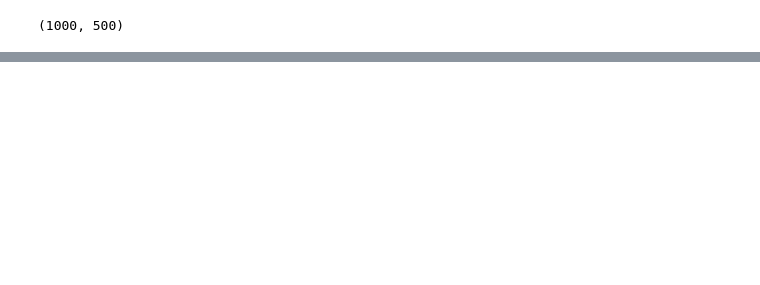
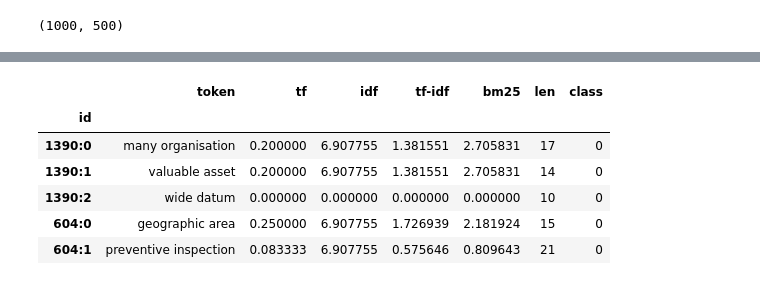
Before and after one commit to MartinXPN/Tecnico, a Jupyter notebook: InformationProcessing/Project1/Project-exercise-4.ipynb, the cells around one changed output, grey strips where cells are left out. Cells and saved outputs as stored; diff of their text form; code cells hidden in the pictures; blank space fills up the shorter version.

```diff
--- a/InformationProcessing/Project1/Project-exercise-4.ipynb
+++ b/InformationProcessing/Project1/Project-exercise-4.ipynb
@@ -47,2 +54,22 @@ len(train_sentences), len(test_sentences)
     * Class: 1 if it's a target keyphrase 0 if not
 * Use xgboost for the classification
+# %%
+pattern = re.compile(r'(((\w+~JJ)* (\w+~NN)+ (\w+~IN))?(\w+~JJ)+ (\w+~NN)+)+')
+# %%
+train_candidates = {doc_id: [candidate[0] for candidate in re.findall(pattern, doc)] for doc_id, doc in train_sentences.items()}
+train_candidates = {doc_id: [' '.join([w.split('~')[0] for w in candidate.split()]) for candidate in candidates] for doc_id, candidates in train_candidates.items()}
+train_sentences = {doc_id: ' '.join([w.split('~')[0] for w in sentences.split()]) for doc_id, sentences in train_sentences.items()}
+train_frequencies = {doc_id: Counter(
+                                [' '.join(gram) for gram in ngrams(doc.split(), 1)] + \
+                                [' '.join(gram) for gram in ngrams(doc.split(), 2)] + \
+                                [' '.join(gram) for gram in ngrams(doc.split(), 3)])
+                    for doc_id, doc in train_sentences.items()}
+
+test_candidates = {doc_id: [candidate[0] for candidate in re.findall(pattern, doc)] for doc_id, doc in test_sentences.items()}
+test_candidates = {doc_id: [' '.join([w.split('~')[0] for w in candidate.split()]) for candidate in candidates] for doc_id, candidates in test_candidates.items()}
+test_sentences = {doc_id: ' '.join([w.split('~')[0] for w in sentences.split()]) for doc_id, sentences in test_sentences.items()}
+test_frequencies = {doc_id: Counter(
+                                [' '.join(gram) for gram in ngrams(doc.split(), 1)] + \
+                                [' '.join(gram) for gram in ngrams(doc.split(), 2)] + \
+                                [' '.join(gram) for gram in ngrams(doc.split(), 3)])
+                    for doc_id, doc in test_sentences.items()}
@@ -48,0 +115,9 @@ len(train_sentences), len(test_sentences)
+# %%
+train_data = pd.DataFrame([
+    {'id': doc_id + ':' + str(i), 'token': candidate}
+    for doc_id, candidates in train_candidates.items()
+        for i, candidate in enumerate(candidates)
+])
+train_data.set_index('id', inplace=True)
+print(train_data.shape)
+train_data.head(100)
@@ -48,0 +162,7 @@ len(train_sentences), len(test_sentences)
+# %%
+train_data['tf'] = [tf(d=i.split(':')[0], t=row['token'], frequencies=train_frequencies) for i, row in tqdm(train_data.iterrows(), total=len(train_data))]
+train_data['idf'] = [idf(t=row['token'], frequencies=train_frequencies) for i, row in tqdm(train_data.iterrows(), total=len(train_data))]
+train_data['tf-idf'] = train_data['tf'] * train_data['idf']
+train_data['bm25'] = [bm25(t=row['token'], d=i.split(':')[0], frequencies=train_frequencies, background_frequencies=train_frequencies) for i, row in tqdm(train_data.iterrows(), total=len(train_data))]
+train_data['len'] = [len(row['token']) for i, row in tqdm(train_data.iterrows(), total=len(train_data))]
+train_data.head()
@@ -48,0 +200,7 @@ len(train_sentences), len(test_sentences)
+# %%
+with open('ake-datasets/datasets/Inspec/references/train.uncontr.json', 'r') as f:
+    target = json.load(f)
+    target = {doc_id: [k[0] for k in keyphrases] for doc_id, keyphrases in target.items()}
+train_data['class'] = [int(row['token'] in target[i.split(':')[0]]) for i, row in tqdm(train_data.iterrows(), total=len(train_data))]
+train_data.head()
+# %% [output]
@@ -48,0 +208,7 @@ len(train_sentences), len(test_sentences)
+|  | token | tf | idf | tf-idf | bm25 | len | class |
+| id |  |  |  |  |  |  |  |
+| 1390:0 | many organisation | 0.200000 | 6.907755 | 1.381551 | 2.705831 | 17 | 0 |
+| 1390:1 | valuable asset | 0.200000 | 6.907755 | 1.381551 | 2.705831 | 14 | 0 |
+| 1390:2 | wide datum | 0.000000 | 0.000000 | 0.000000 | 0.000000 | 10 | 0 |
+| 604:0 | geographic area | 0.250000 | 6.907755 | 1.726939 | 2.181924 | 15 | 0 |
+| 604:1 | preventive inspection | 0.083333 | 6.907755 | 0.575646 | 0.809643 | 21 | 0 |
```
Also changed, not shown: parts of 23 cells of this notebook, 1 other file.
